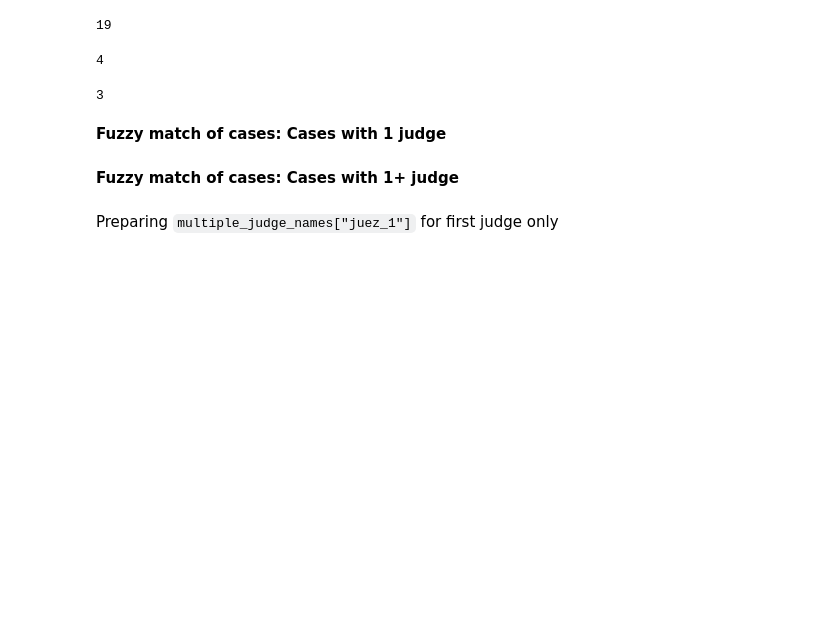
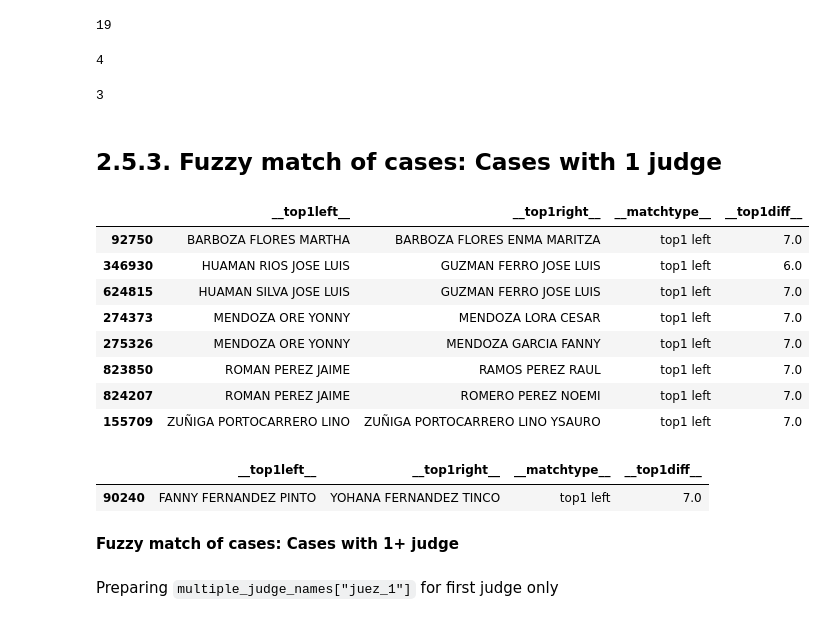
Before and after one commit to mgutierrezc/peru-amag-stats, a Jupyter notebook: case_outcomes/Case Outcomes for Amag II.ipynb, the cells around one changed output. Cells and saved outputs as stored; diff of their text form; code cells hidden in the pictures; blank space fills up the shorter version.

```diff
--- a/case_outcomes/Case Outcomes for Amag II.ipynb
+++ b/case_outcomes/Case Outcomes for Amag II.ipynb
@@ -317,9 +329,21 @@ multiple_judge_names["juez_5"].nunique()
 multiple_judge_names["juez_6"].nunique()
 # %% [output]
 3
-# %% [markdown]
-**Fuzzy match of cases: Cases with 1 judge**
+# %% [markdown]
+## 2.5.3. Fuzzy match of cases: Cases with 1 judge
 # %%
-matched_judge_name1 = d6tjoin.top1.MergeTop1(judge_names, exp_participants, fuzzy_left_on=["juez"],
-                       fuzzy_right_on=["participant_apellido_nombre"]).merge()["merged"]
+matched_judge_name1 = d6tjoin.top1.MergeTop1(judge_names_only_cleaned, exp_participants, fuzzy_left_on=["juez"],
+                       fuzzy_right_on=["participant_apellido_nombre"]).merge()["top1"]["juez"]
+# %%
+matched_judge_name1[matched_judge_name1.__top1diff__ <= 7]
+# %% [output]
+|  | __top1left__ | __top1right__ | __matchtype__ | __top1diff__ |
+| 92750 | BARBOZA FLORES MARTHA | BARBOZA FLORES ENMA MARITZA | top1 left | 7.0 |
+| 346930 | HUAMAN RIOS JOSE LUIS | GUZMAN FERRO JOSE LUIS | top1 left | 6.0 |
+| 624815 | HUAMAN SILVA JOSE LUIS | GUZMAN FERRO JOSE LUIS | top1 left | 7.0 |
+| 274373 | MENDOZA ORE YONNY | MENDOZA LORA CESAR | top1 left | 7.0 |
+| 275326 | MENDOZA ORE YONNY | MENDOZA GARCIA FANNY | top1 left | 7.0 |
+| 823850 | ROMAN PEREZ JAIME | RAMOS PEREZ RAUL | top1 left | 7.0 |
+| 824207 | ROMAN PEREZ JAIME | ROMERO PEREZ NOEMI | top1 left | 7.0 |
+| 155709 | ZUÑIGA PORTOCARRERO LINO | ZUÑIGA PORTOCARRERO LINO YSAURO | top1 left | 7.0 |
 # %%
@@ -328,3 +352,8 @@ matched_judge_name2 = d6tjoin.top1.MergeTop1(judge_names, exp_participants, fuzz
+# %%
+matched_judge_name2[matched_judge_name2.__top1diff__ <= 7]
+# %% [output]
+|  | __top1left__ | __top1right__ | __matchtype__ | __top1diff__ |
+| 90240 | FANNY FERNANDEZ PINTO | YOHANA FERNANDEZ TINCO | top1 left | 7.0 |
 # %% [markdown]
 **Fuzzy match of cases: Cases with 1+ judge**
 # %% [markdown]
```
Also changed, not shown: parts of 48 cells of this notebook.
